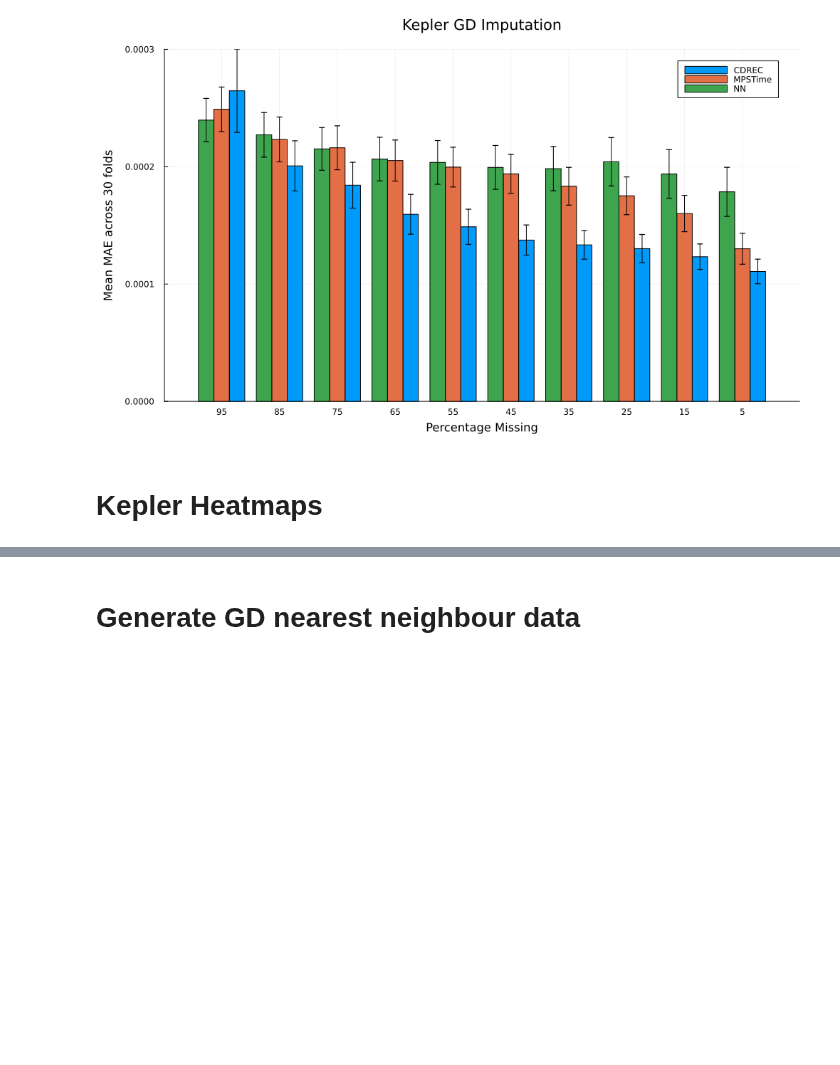
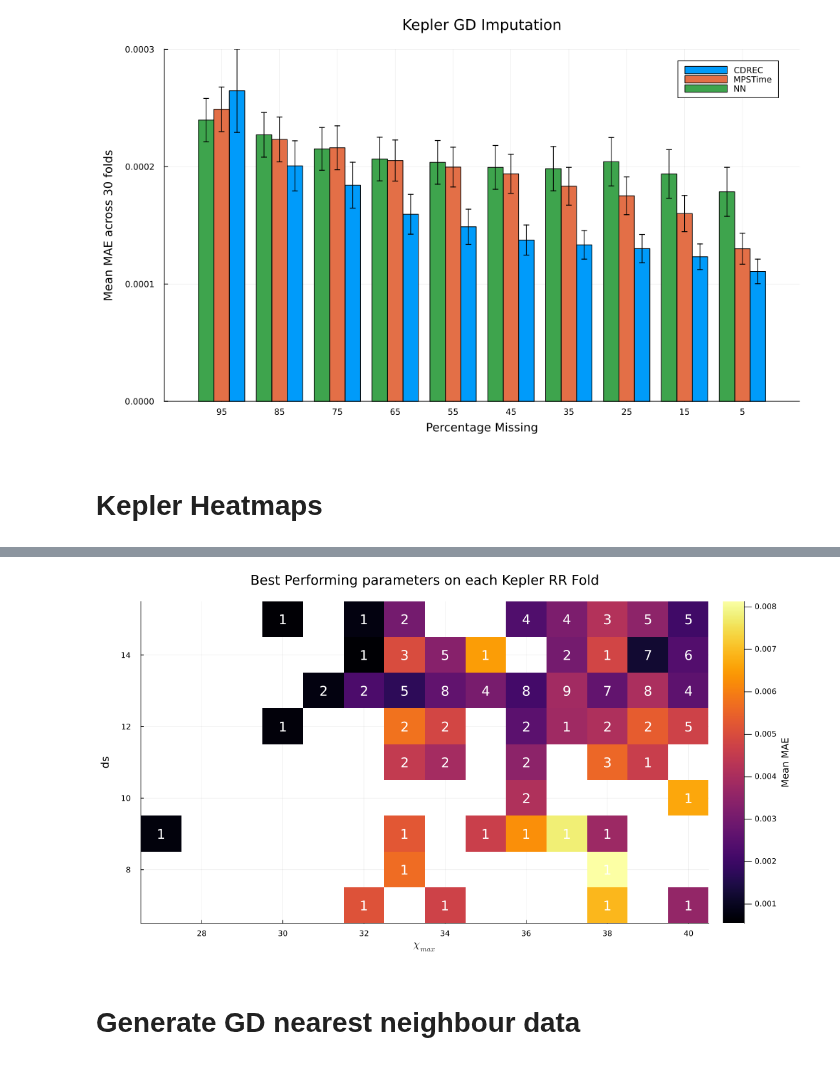
Before and after one commit to hugopstackhouse/MPSTime.jl, a Jupyter notebook: Folds/imp_results_clean.ipynb, the cells around one changed output, grey strips where cells are left out. Saved outputs shown, nothing was run; the diff lists cells and outputs as text; code cells hidden in the pictures; blank space fills up the shorter version.

```diff
--- a/Folds/imp_results_clean.ipynb
+++ b/Folds/imp_results_clean.ipynb
@@ -462,3 +462,21 @@ plot(hm)
+# %%
+ds, chis, losses, anns = get_hm_vals(reduce(vcat,res_kepC6))
+hm =heatmap(ds, chis, losses,
+    size=(1100,600),
+    colorbar_title="Mean MAE",
+    bottom_margin=5mm,
+    left_margin=5mm,
+    right_margin=5mm,
+    top_margin=5mm
+)
+annotate!(anns...)
+xlabel!(L"$\chi_{\rm{max}}$")
+ylabel!("ds")
+title!("Best Performing parameters on each Kepler RR Fold")
+plot(hm)
+# savefig("KepRR_heatmap.png")
+# %% [output]
+[figure, added]
 # %% [markdown]
 # Generate GD nearest neighbour data
 # %%
```
Also changed, not shown: parts of 1 cell of this notebook, 1 other file.
